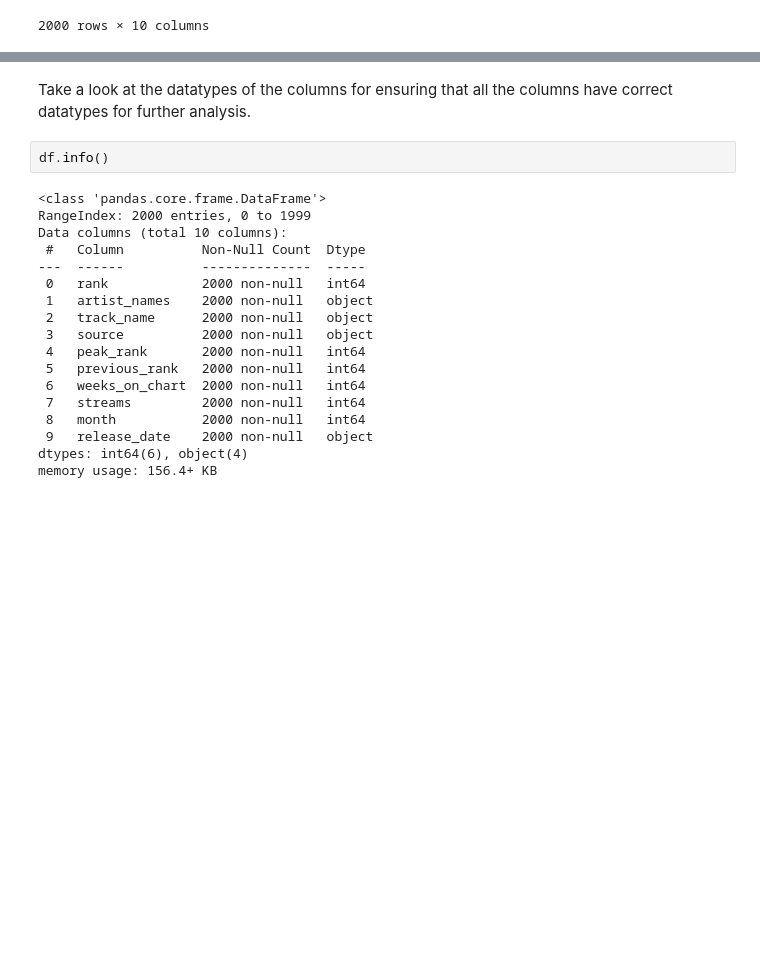
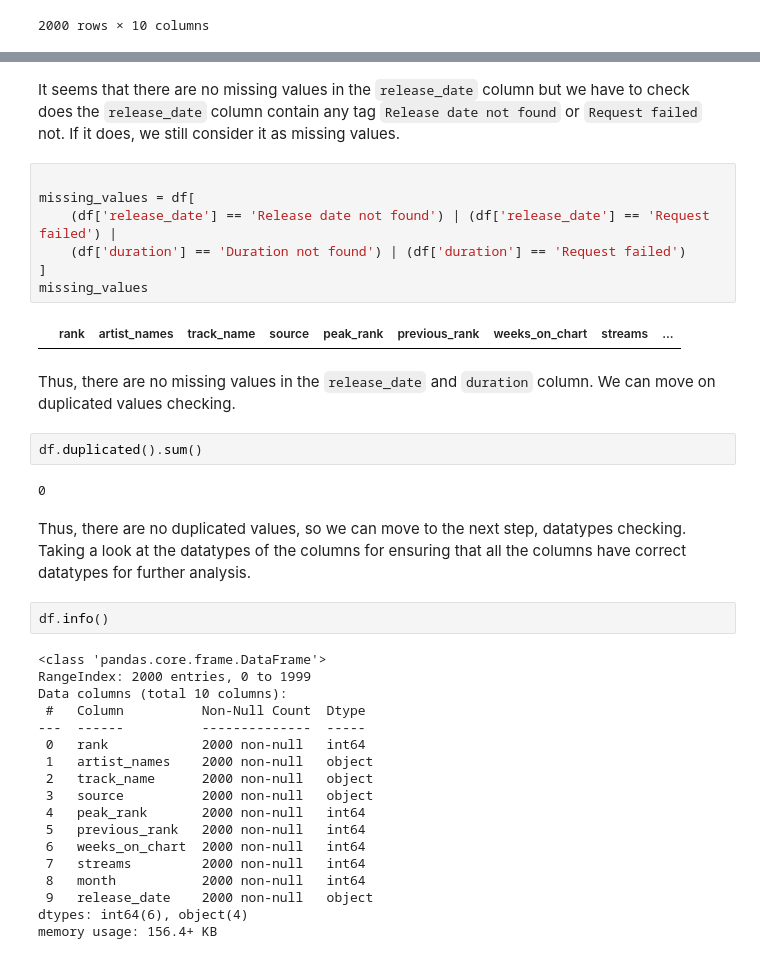
Before and after one commit to pililover/DataScience-Jobs-Market, a Jupyter notebook: SOURCECODE/Data_analysis.ipynb, the cells around one changed output, grey strips where cells are left out. Cells and saved outputs as stored; diff of their text form; blank space fills up the shorter version.

Commit message:
modify preprocessing for analysis

```diff
--- a/SOURCECODE/Data_analysis.ipynb
+++ b/SOURCECODE/Data_analysis.ipynb
@@ -139,5 +163,22 @@ df
+# %% [markdown]
+It seems that there are no missing values in the `release_date` column but we have to check does the `release_date` column contain any tag `Release date not found` or `Request failed` not. If it does, we still consider it as missing values.
+# %%
+
+missing_values = df[
+    (df['release_date'] == 'Release date not found') | (df['release_date'] == 'Request failed') |
+    (df['duration'] == 'Duration not found') | (df['duration'] == 'Request failed')
+]
+missing_values
+# %% [output]
+|  | rank | artist_names | track_name | source | peak_rank | previous_rank | weeks_on_chart | streams | ... |
+# %% [markdown]
+Thus, there are no missing values in the `release_date` and `duration` column. We can move on duplicated values checking.
+# %%
+df.duplicated().sum()
+# %% [output]
+0
 # %% [markdown]
-Take a look at the datatypes of the columns for ensuring that all the columns have correct datatypes for further analysis.
+Thus, there are no duplicated values, so we can move to the next step, datatypes checking. Taking a look at the datatypes of the columns for ensuring that all the columns have correct datatypes for further analysis.
 # %%
 df.info()
 # %% [output]
```
Also changed, not shown: parts of 22 cells of this notebook, 1 other file.
